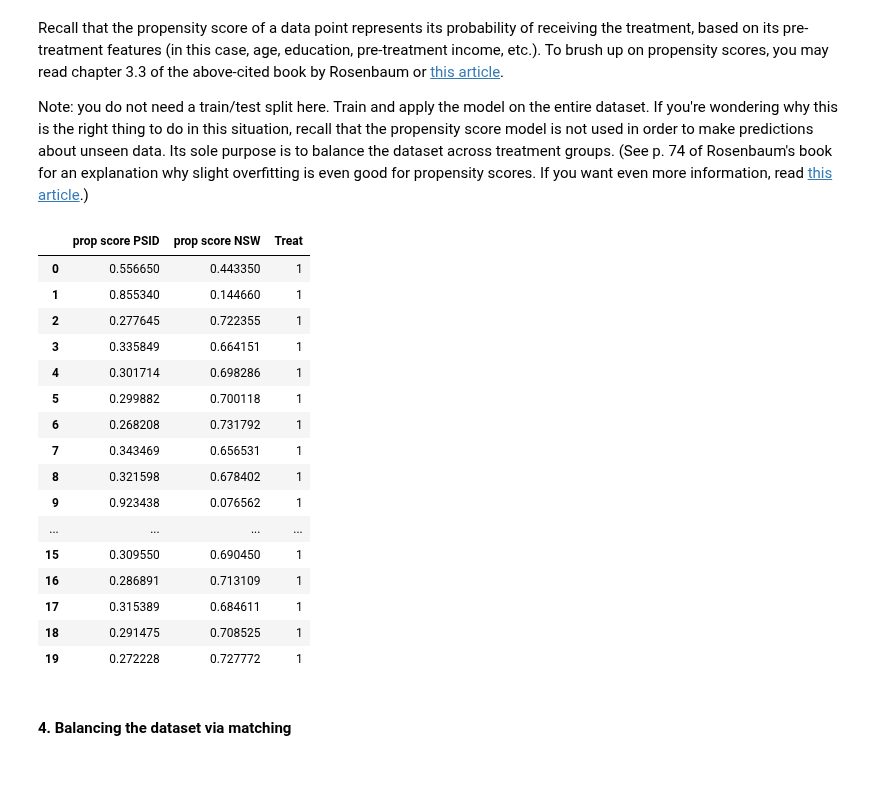
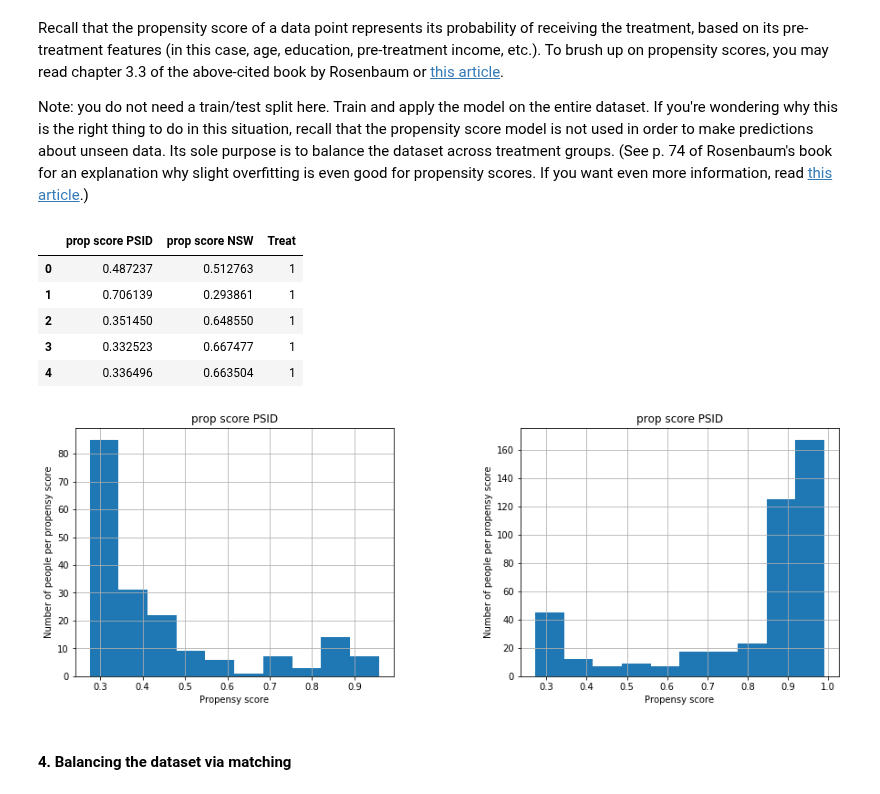
Before and after one commit to Babas10/ADA_JEX2017, a Jupyter notebook: HomeWork/04 - Applied ML/H4.ipynb, the cells around one changed output. Cells and saved outputs as stored; diff of their text form; code cells hidden in the pictures.

Commit message:
1.3plot

```diff
--- a/HomeWork/04 - Applied ML/H4.ipynb
+++ b/HomeWork/04 - Applied ML/H4.ipynb
@@ -285,45 +287,43 @@ Note: you do not need a train/test split here. Train and apply the model on the
 (See p. 74 of Rosenbaum's book for an explanation why slight overfitting is even good for propensity scores.
 If you want even more information, read [this article](https://drive.google.com/file/d/0B4jctQY-uqhzTlpBaTBJRTJFVFE/view).)
 # %%
-path = './lalonde.csv'
-propensySet = pd.read_csv(path)
-
-
 logistic = linear_model.LogisticRegression()
 
 
-X = propensySet[['age','educ','black','hispan','married','nodegree','re74','re75']]  # we only take the first two features.
-Y = propensySet.treat
+X = dataset[['age','educ','black','hispan','married','nodegree','re74','re75','white']]  # we only take the first two features.
+Y = dataset.treat
 
 # we create an instance of Neighbours Classifier and fit the data.
 logistic.fit(X ,Y)
 # The returned estimates for all classes are ordered by the label of classes.
 PropensityScore = pd.DataFrame(logistic.predict_proba(X))
 
 PropensityScore.columns = ['prop score PSID', 'prop score NSW']
-PropensityScore['Treat'] = propensySet['treat']
-display(PropensityScore.head(20))
+PropensityScore['Treat'] = dataset['treat']
+display(PropensityScore.head(5))
 
 NSWProp = PropensityScore.loc[PropensityScore['Treat'] == 1]
 PSIDProp = PropensityScore.loc[PropensityScore['Treat'] == 0]
 # %% [output]
 |  | prop score PSID | prop score NSW | Treat |
-| 0 | 0.556650 | 0.443350 | 1 |
-| 1 | 0.855340 | 0.144660 | 1 |
-| 2 | 0.277645 | 0.722355 | 1 |
-| 3 | 0.335849 | 0.664151 | 1 |
-| 4 | 0.301714 | 0.698286 | 1 |
-| 5 | 0.299882 | 0.700118 | 1 |
-| 6 | 0.268208 | 0.731792 | 1 |
-| 7 | 0.343469 | 0.656531 | 1 |
-| 8 | 0.321598 | 0.678402 | 1 |
-| 9 | 0.923438 | 0.076562 | 1 |
-| ... | ... | ... | ... |
-| 15 | 0.309550 | 0.690450 | 1 |
-| 16 | 0.286891 | 0.713109 | 1 |
-| 17 | 0.315389 | 0.684611 | 1 |
-| 18 | 0.291475 | 0.708525 | 1 |
-| 19 | 0.272228 | 0.727772 | 1 |
+| 0 | 0.487237 | 0.512763 | 1 |
+| 1 | 0.706139 | 0.293861 | 1 |
+| 2 | 0.351450 | 0.648550 | 1 |
+| 3 | 0.332523 | 0.667477 | 1 |
+| 4 | 0.336496 | 0.663504 | 1 |
+# %%
+fig, axs = plt.subplots(1,2,gridspec_kw =  dict(wspace=0.4), figsize=(15,5))
+
+axs[0].set_ylabel('Number of people per propensy score')
+axs[0].set_xlabel('Propensy score')
+axs[1].set_ylabel('Number of people per propensy score')
+axs[1].set_xlabel('Propensy score')
+
+NSWProp.hist(column = ['prop score PSID'], ax=axs[0])
+PSIDProp.hist(column = ['prop score PSID'],ax=axs[1])
+plt.show()
+# %% [output]
+[figure, added]
 # %% [markdown]
 #### 4. Balancing the dataset via matching
 # %% [markdown]
```
Also changed, not shown: parts of 1 cell of this notebook.
